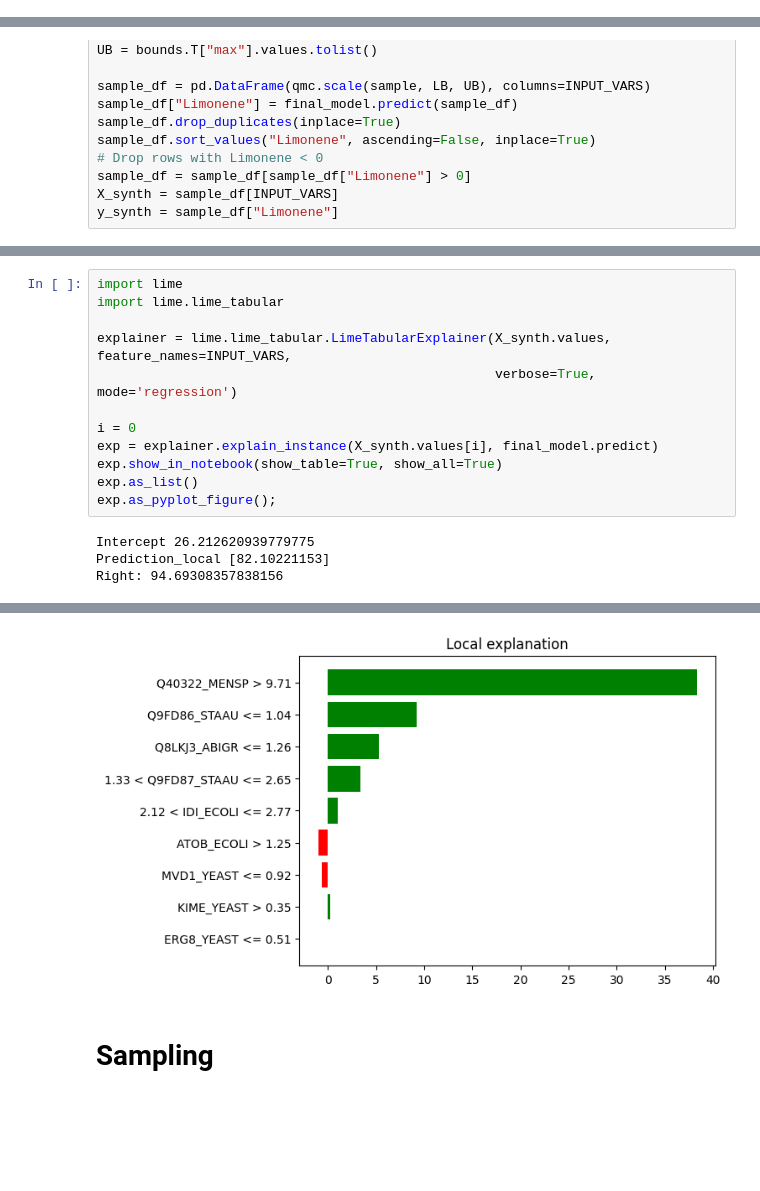
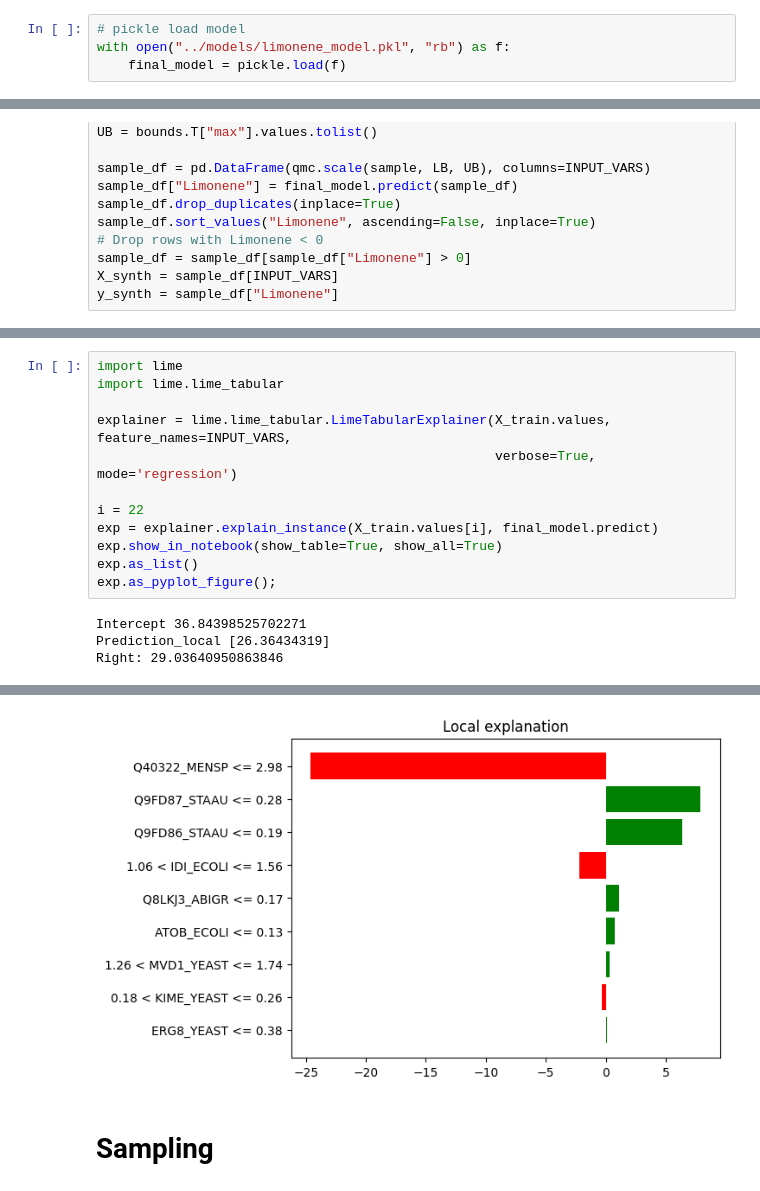
Before and after one commit to costasmexis/straindesignXAI, a Jupyter notebook: notebooks/Limonene_manual.ipynb, the cells around one changed output, grey strips where cells are left out. Drawn from its saved outputs; the diff is of its cells as text; blank space fills up the shorter version.

```diff
--- a/notebooks/Limonene_manual.ipynb
+++ b/notebooks/Limonene_manual.ipynb
@@ -194,5 +198,9 @@ SGDRegressor(alpha=0.0617339818443166, eta0=0.01636311619170524,
 # %% [markdown]
 # Model evaluation (Bootstrap)
+# %%
+# pickle load model
+with open("../models/limonene_model.pkl", "rb") as f:
+    final_model = pickle.load(f)
 # %%
 def bootstrap(X, y, model: object, n: int = 100):
     mse_values = []
@@ -310,21 +334,21 @@ y_synth = sample_df["Limonene"]
 # %%
 import lime
 import lime.lime_tabular
 
-explainer = lime.lime_tabular.LimeTabularExplainer(X_synth.values, feature_names=INPUT_VARS,
+explainer = lime.lime_tabular.LimeTabularExplainer(X_train.values, feature_names=INPUT_VARS,
                                                    verbose=True, mode='regression')
 
-i = 0
-exp = explainer.explain_instance(X_synth.values[i], final_model.predict)
+i = 22
+exp = explainer.explain_instance(X_train.values[i], final_model.predict)
 exp.show_in_notebook(show_table=True, show_all=True)
 exp.as_list()
 exp.as_pyplot_figure();
 # %% [output]
-Intercept 26.212620939779775
-Prediction_local [82.10221153]
-Right: 94.69308357838156
+Intercept 36.84398525702271
+Prediction_local [26.36434319]
+Right: 29.03640950863846
 [interactive output not drawn]
-[figure, old version]
+[figure, new version]
 # %% [markdown]
 # Sampling
 # %% [markdown]
```
Also changed, not shown: parts of 14 cells of this notebook, 3 other files.
